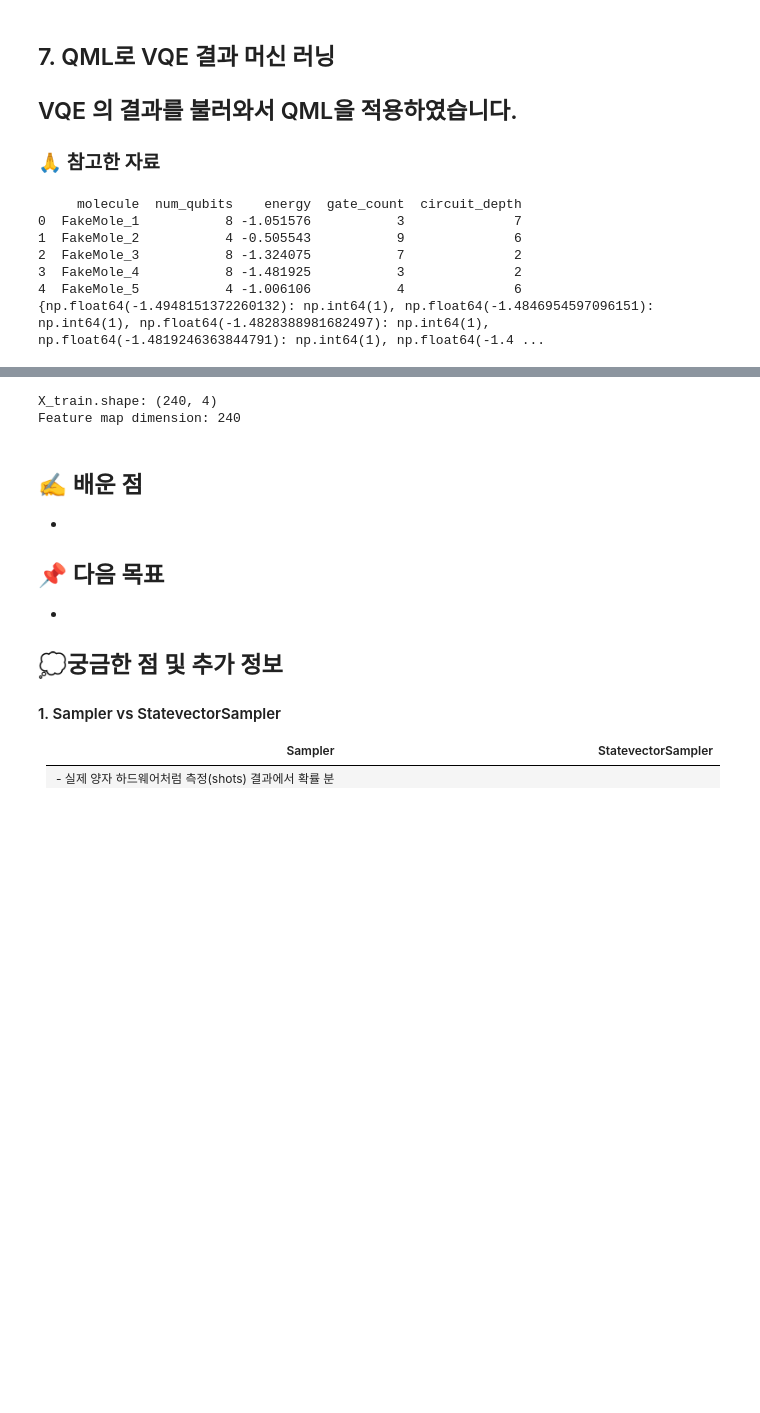
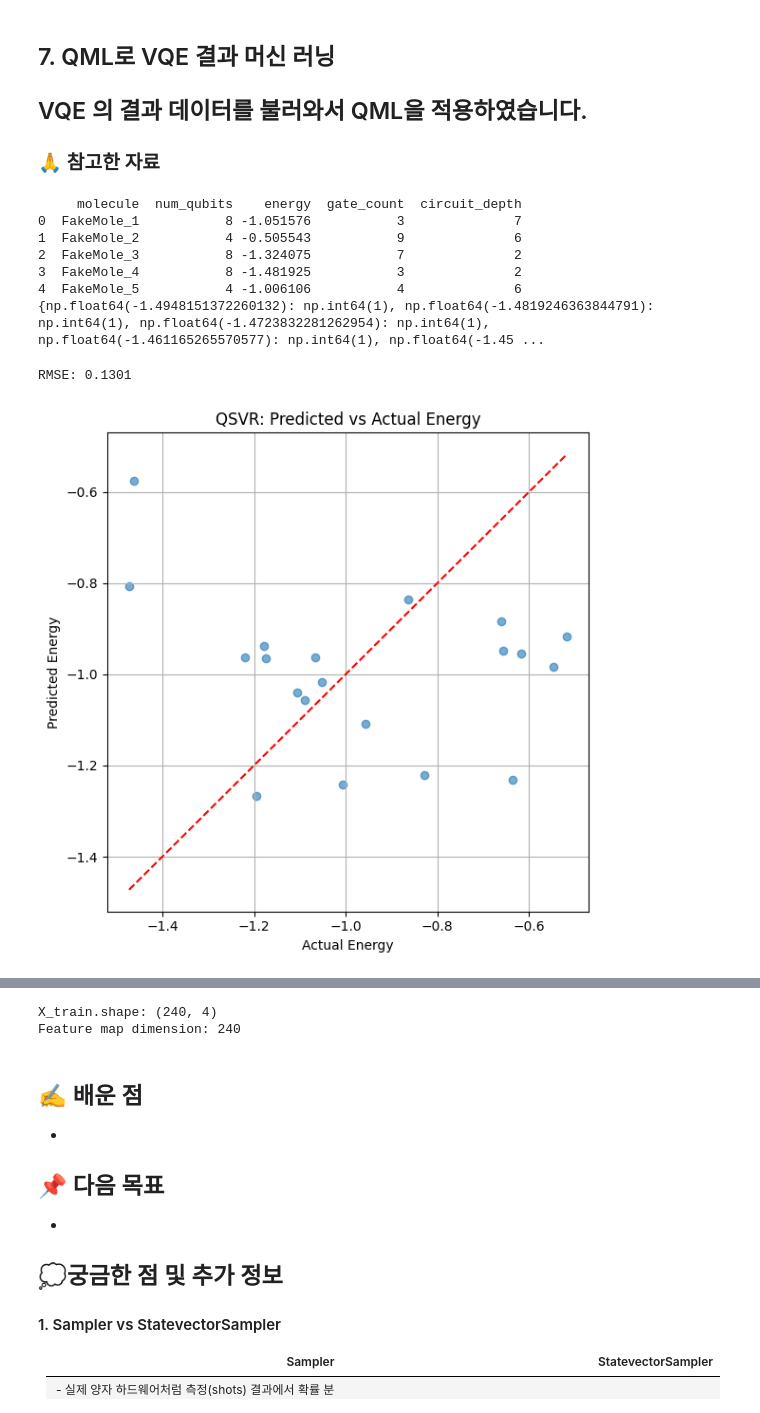
Before and after one commit to JiwonI788/AICE-, a Jupyter notebook: 7_qml-vqe.ipynb, the cells around one changed output, grey strips where cells are left out. Drawn from its saved outputs; the diff is of its cells as text; code cells hidden in the pictures; blank space fills up the shorter version.

```diff
--- a/7_qml-vqe.ipynb
+++ b/7_qml-vqe.ipynb
@@ -1,7 +1,7 @@
 # %% [markdown]
 ## 7. QML로 VQE 결과 머신 러닝
 
-VQE 의 결과를 불러와서 QML을 적용하였습니다.
+VQE 의 결과 데이터를 불러와서 QML을 적용하였습니다.
 -
 
 
@@ -32,8 +32,8 @@ X = pd.concat([df[["num_qubits", "gate_count", "circuit_depth"]], mol_df], axis=
 y = df["energy"]
 
 # 1.1. 샘플 수 제한 (양자 커널은 느림)
-X_small = X[:300]
-y_small = y[:300]#ravel()
+X_small = X[:100]
+y_small = y[:100]#ravel()
 unique, counts = np.unique(y_small, return_counts=True)
 print(dict(zip(unique, counts)))
 
@@ -71,4 +71,26 @@ y_pred = qsvr.predict(X_test)
 2  FakeMole_3           8 -1.324075           7              2
 3  FakeMole_4           8 -1.481925           3              2
 4  FakeMole_5           4 -1.006106           4              6
-{np.float64(-1.4948151372260132): np.int64(1), np.float64(-1.4846954597096151): np.int64(1), np.float64(-1.4828388981682497): np.int64(1), np.float64(-1.4819246363844791): np.int64(1), np.float64(-1.4 ...
+{np.float64(-1.4948151372260132): np.int64(1), np.float64(-1.4819246363844791): np.int64(1), np.float64(-1.4723832281262954): np.int64(1), np.float64(-1.461165265570577): np.int64(1), np.float64(-1.45 ...
+# %%
+# 4. 예측 및 평가
+from sklearn.metrics import mean_squared_error
+
+rmse = mean_squared_error(y_test, y_pred)
+print(f"RMSE: {rmse:.4f}")
+# %% [output]
+RMSE: 0.1301
+# %%
+import matplotlib.pyplot as plt
+
+plt.figure(figsize=(6,6))
+plt.scatter(y_test, y_pred, alpha=0.6)
+plt.plot([y_test.min(), y_test.max()], [y_test.min(), y_test.max()], 'r--')
+plt.xlabel("Actual Energy")
+plt.ylabel("Predicted Energy")
+plt.title("QSVR: Predicted vs Actual Energy")
+plt.grid(True)
+plt.tight_layout()
+plt.show()
+# %% [output]
+[figure, added]
```
Also changed, not shown: parts of 1 cell of this notebook, 2 other files.
